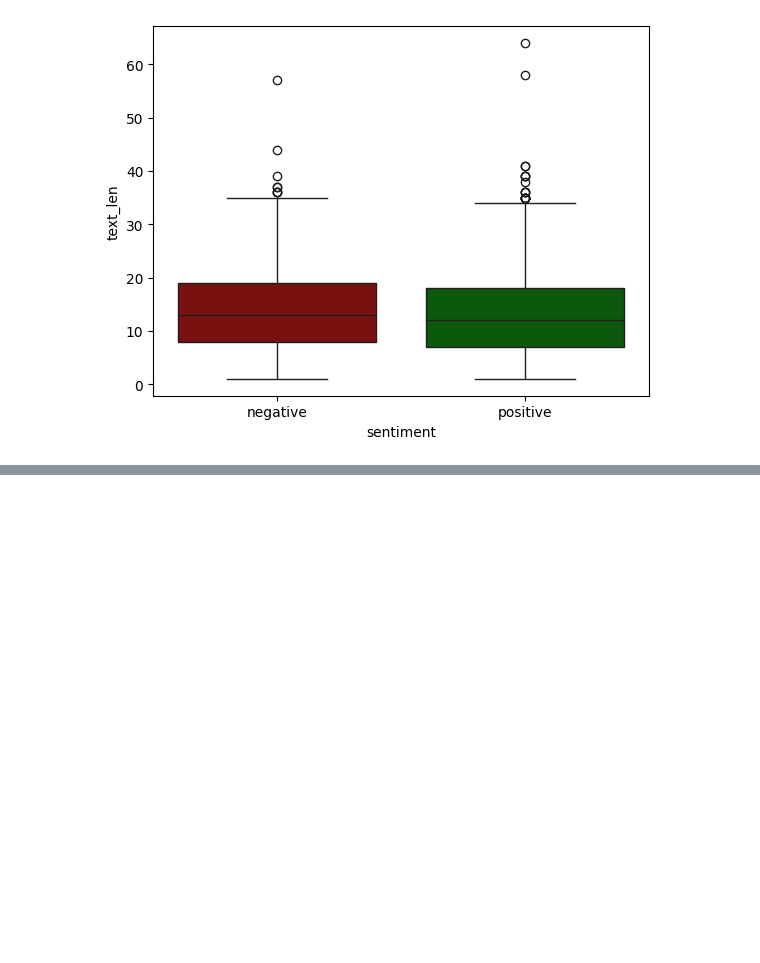
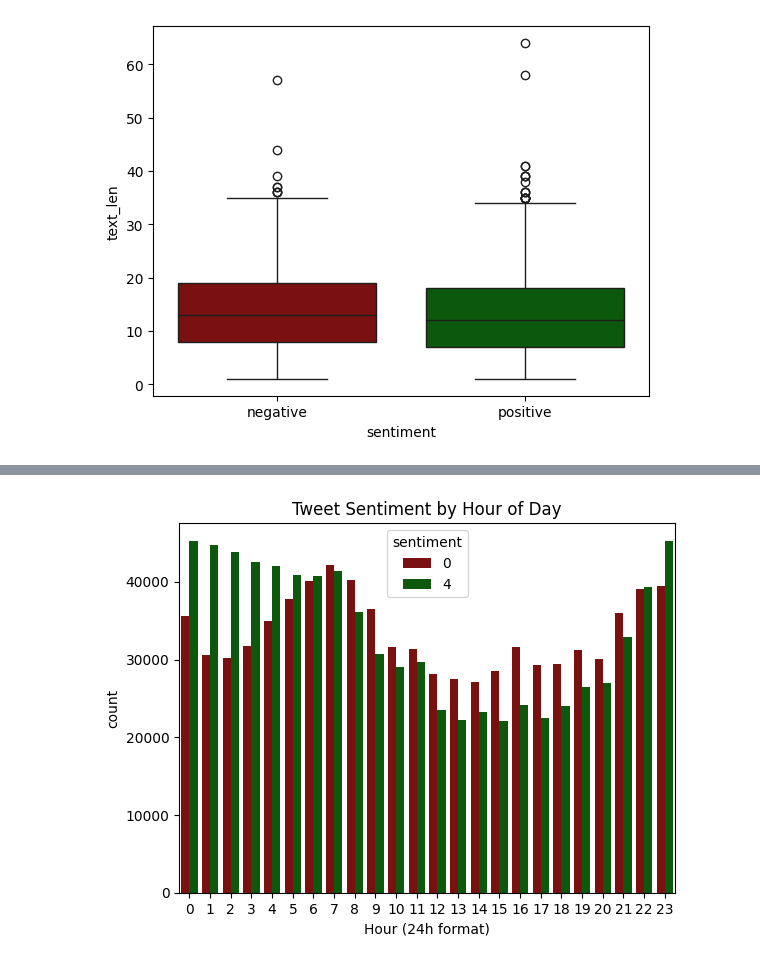
Before and after one commit to taha-kms/Tweet-Sentiment-Analysis, a Jupyter notebook: src/eda.ipynb, the cells around one changed output, grey strips where cells are left out. Drawn from its saved outputs; the diff is of its cells as text; code cells hidden in the pictures; blank space fills up the shorter version.

```diff
--- a/src/eda.ipynb
+++ b/src/eda.ipynb
@@ -107,0 +141,7 @@ Passing `palette` without assigning `hue` is deprecated and will be removed in v
+# %%
+sns.countplot(x='hour', hue='sentiment', data=df, palette={0: 'darkred', 4: 'darkgreen'})
+plt.title("Tweet Sentiment by Hour of Day")
+plt.xlabel("Hour (24h format)")
+plt.show()
+# %% [output]
+[figure, added]
```
Also changed, not shown: parts of 8 cells of this notebook.
